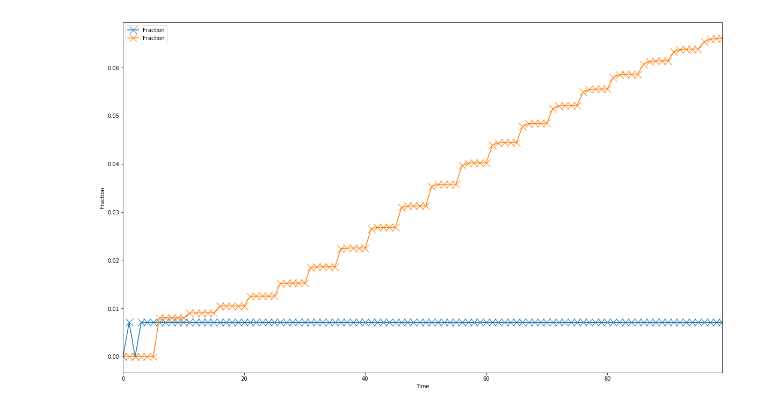
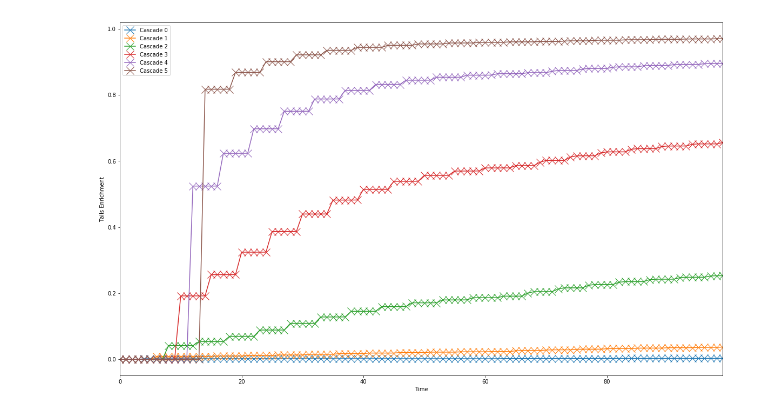
Before and after one commit to bam241/cyclus_jcpoa, a Jupyter notebook: cascade.ipynb, the cells around one changed output. Cells and saved outputs as stored; diff of their text form; code cells hidden in the pictures.

```diff
--- a/cascade.ipynb
+++ b/cascade.ipynb
@@ -8,10 +8,15 @@ from cymetric import timeseries as tm
 
 %matplotlib inline
 # %%
-def fracmass_to_frac_atom(mass):
+def frac_atom_to_mass(mass):
+    uma_235 = 235043928.190e-6
+    uma_238 = 238050786.996e-6
+    return mass / uma_238 * uma_235
+def frac_mass_to_atom(mass):
     uma_235 = 235043928.190e-6
     uma_238 = 238050786.996e-6
     return mass * uma_238 / uma_235
+
 
 def get_frac(file, facility):
     uma_235 = 235043928.190e-6
@@ -40,11 +45,11 @@ def format_df(df, x_label, y_label):
     return pd.DataFrame({x_label: df[df.columns[0]], y_label: df[df.columns[1]]})
 
 def make_plot(dfs, x_name, y_name, figsize = (20,12), mk = 'x', mk_z=14, linestyle='-', mfc='none'):
-    e1x = dfs[0].plot(x=x_name, y=y_name,
+    e1x = dfs[0][0].plot(x=x_name, y=dfs[0][1],
                       marker=mk, markersize=mk_z, linestyle=linestyle,
                       mfc=mfc, figsize=figsize)
     for df in dfs[1:]:
-        df.plot(x=x_name, y=y_name,
+        df[0].plot(x=x_name, y=df[1],
                       marker=mk, markersize=mk_z, linestyle=linestyle,
                       mfc=mfc, figsize=figsize, ax=e1x)
 
@@ -53,9 +58,9 @@ def make_plot(dfs, x_name, y_name, figsize = (20,12), mk = 'x', mk_z=14, linesty
     #plt.savefig('trans.png', dpi=326)
     plt.legend()
 # %%
-db_ = cym.dbopen("cyclus.sqlite")
+db_ = cym.dbopen("cyclus_multi.sqlite")
 ev_ = cym.Evaluator(db=db_, write=False)
-file = "cyclus.sqlite"
+file = "cyclus_multi.sqlite"
 # %%
 flow_graph = cgr.flow_graph(ev_)
 flow_graph
@@ -64,17 +88,17 @@ flow_graph
 # %%
-in_tr_0 = get_frac_transaction(file, rec=['cascade_0'], send=['nu_src'])
-in_tr_1 = get_frac_transaction(file, rec=['cascade_0'], send=['storage_nat'])
-#in_tr_2 = get_frac_transaction(file, rec=['storage_2'], send=['cascade_2'])
-#in_tr_3 = get_frac_transaction(file, rec=['storage_3'], send=['cascade_3'])
-#in_tr_4 = get_frac_transaction(file, rec=['storage_4'], send=['cascade_4'])
-#in_tr_5 = get_frac_transaction(file, rec=['storage_5'], send=['cascade_5'])
+in_tr_0 = get_frac_transaction(file, send=['cascade_0'], rec=['waste'])
+in_tr_1 = get_frac_transaction(file, send=['cascade_1'], rec=['storage_nat'])
+in_tr_2 = get_frac_transaction(file, send=['cascade_2'], rec=['storage_0'])
+in_tr_3 = get_frac_transaction(file, send=['cascade_3'], rec=['storage_1'])
+in_tr_4 = get_frac_transaction(file, send=['cascade_4'], rec=['storage_2'])
+in_tr_5 = get_frac_transaction(file, send=['cascade_5'], rec=['storage_3'])
 plt_str = []
-plt_str.append(format_df(in_tr_0, "Time", "Fraction"))
-plt_str.append(format_df(in_tr_1, "Time", "Fraction"))
-#plt_str.append(format_df(in_tr_2, "Time", "Fraction"))
-#plt_str.append(format_df(in_tr_3, "Time", "Fraction"))
-#plt_str.append(format_df(in_tr_4, "Time", "Fraction"))
-#plt_str.append(format_df(in_tr_5, "Time", "Fraction"))
-make_plot(plt_str, "Time", "Fraction" )
+plt_str.append( (format_df(in_tr_0, "Time", "Cascade 0"), 'Cascade 0' ))
+plt_str.append( (format_df(in_tr_1, "Time", "Cascade 1"), 'Cascade 1' ))
+plt_str.append( (format_df(in_tr_2, "Time", "Cascade 2"), 'Cascade 2' ))
+plt_str.append( (format_df(in_tr_3, "Time", "Cascade 3"), 'Cascade 3' ))
+plt_str.append( (format_df(in_tr_4, "Time", "Cascade 4"), 'Cascade 4' ))
+plt_str.append( (format_df(in_tr_5, "Time", "Cascade 5"), 'Cascade 5' ))
+make_plot(plt_str, "Time", "Tails Enrichment" )
 # %% [output]
-[figure, old version]
+[figure, new version]
```
Also changed, not shown: parts of 13 cells of this notebook, 20 other files.
